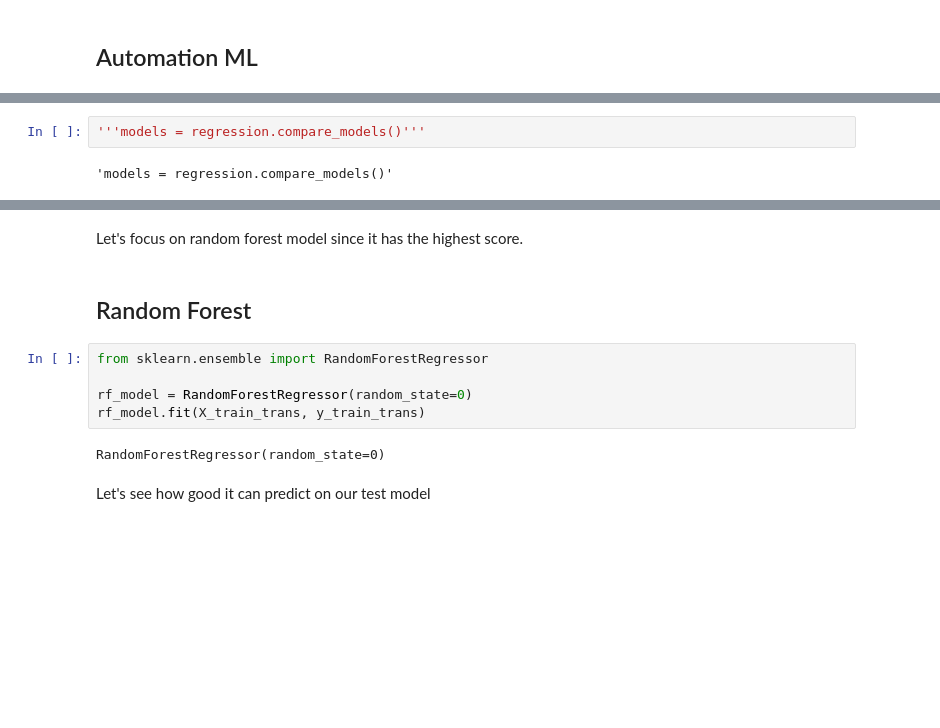
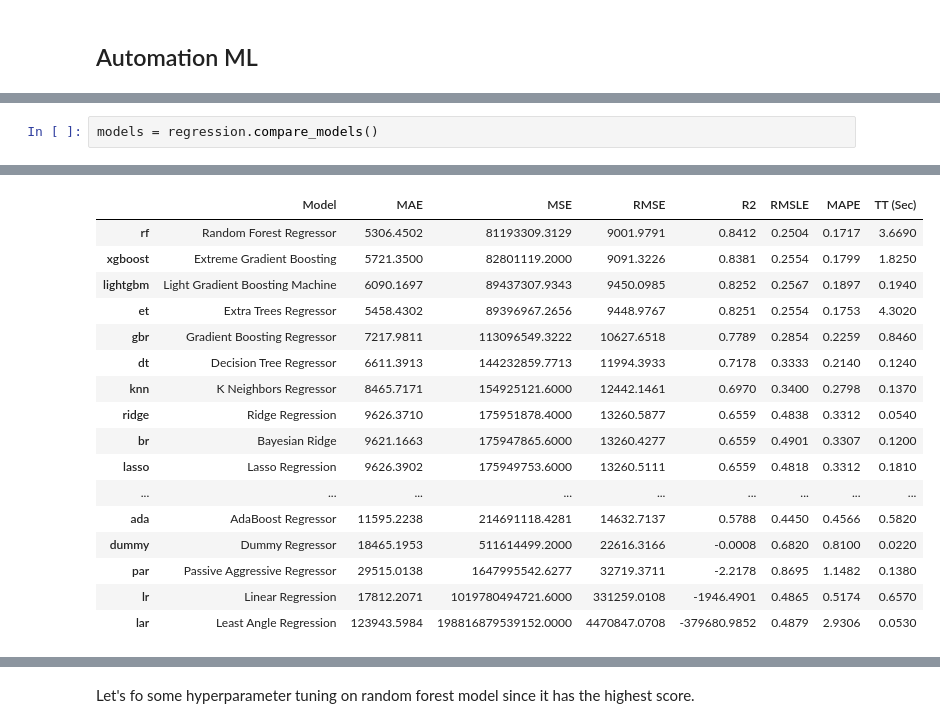
Before and after one commit to alfiannajih/used-vehicle-price-prediction, a Jupyter notebook: used_vehicle.ipynb, the cells around one changed output, grey strips where cells are left out. Saved outputs shown, nothing was run; the diff lists cells and outputs as text; blank space fills up the shorter version.

Commit message:
hyperparameter tuning update

```diff
--- a/used_vehicle.ipynb
+++ b/used_vehicle.ipynb
@@ -936,4 +946,3 @@ regression_setup = regression.setup(
 # %%
-'''models = regression.compare_models()'''
+models = regression.compare_models()
 # %% [output]
-'models = regression.compare_models()'
@@ -939,0 +950,17 @@ regression_setup = regression.setup(
+|  | Model | MAE | MSE | RMSE | R2 | RMSLE | MAPE | TT (Sec) |
+| rf | Random Forest Regressor | 5306.4502 | 81193309.3129 | 9001.9791 | 0.8412 | 0.2504 | 0.1717 | 3.6690 |
+| xgboost | Extreme Gradient Boosting | 5721.3500 | 82801119.2000 | 9091.3226 | 0.8381 | 0.2554 | 0.1799 | 1.8250 |
+| lightgbm | Light Gradient Boosting Machine | 6090.1697 | 89437307.9343 | 9450.0985 | 0.8252 | 0.2567 | 0.1897 | 0.1940 |
+| et | Extra Trees Regressor | 5458.4302 | 89396967.2656 | 9448.9767 | 0.8251 | 0.2554 | 0.1753 | 4.3020 |
+| gbr | Gradient Boosting Regressor | 7217.9811 | 113096549.3222 | 10627.6518 | 0.7789 | 0.2854 | 0.2259 | 0.8460 |
+| dt | Decision Tree Regressor | 6611.3913 | 144232859.7713 | 11994.3933 | 0.7178 | 0.3333 | 0.2140 | 0.1240 |
+| knn | K Neighbors Regressor | 8465.7171 | 154925121.6000 | 12442.1461 | 0.6970 | 0.3400 | 0.2798 | 0.1370 |
+| ridge | Ridge Regression | 9626.3710 | 175951878.4000 | 13260.5877 | 0.6559 | 0.4838 | 0.3312 | 0.0540 |
+| br | Bayesian Ridge | 9621.1663 | 175947865.6000 | 13260.4277 | 0.6559 | 0.4901 | 0.3307 | 0.1200 |
+| lasso | Lasso Regression | 9626.3902 | 175949753.6000 | 13260.5111 | 0.6559 | 0.4818 | 0.3312 | 0.1810 |
+| ... | ... | ... | ... | ... | ... | ... | ... | ... |
+| ada | AdaBoost Regressor | 11595.2238 | 214691118.4281 | 14632.7137 | 0.5788 | 0.4450 | 0.4566 | 0.5820 |
+| dummy | Dummy Regressor | 18465.1953 | 511614499.2000 | 22616.3166 | -0.0008 | 0.6820 | 0.8100 | 0.0220 |
+| par | Passive Aggressive Regressor | 29515.0138 | 1647995542.6277 | 32719.3711 | -2.2178 | 0.8695 | 1.1482 | 0.1380 |
+| lr | Linear Regression | 17812.2071 | 1019780494721.6000 | 331259.0108 | -1946.4901 | 0.4865 | 0.5174 | 0.6570 |
+| lar | Least Angle Regression | 123943.5984 | 198816879539152.0000 | 4470847.0708 | -379680.9852 | 0.4879 | 2.9306 | 0.0530 |
@@ -940,13 +968,2 @@ regression_setup = regression.setup(
 # %% [markdown]
-Let's focus on random forest model since it has the highest score.
+Let's fo some hyperparameter tuning on random forest model since it has the highest score.
-# %% [markdown]
-## Random Forest <a name='random_forest'></a>
-# %%
-from sklearn.ensemble import RandomForestRegressor
-
-rf_model = RandomForestRegressor(random_state=0)
-rf_model.fit(X_train_trans, y_train_trans)
-# %% [output]
-RandomForestRegressor(random_state=0)
-# %% [markdown]
-Let's see how good it can predict on our test model
```
Also changed, not shown: parts of 16 cells of this notebook, 1 other file.
